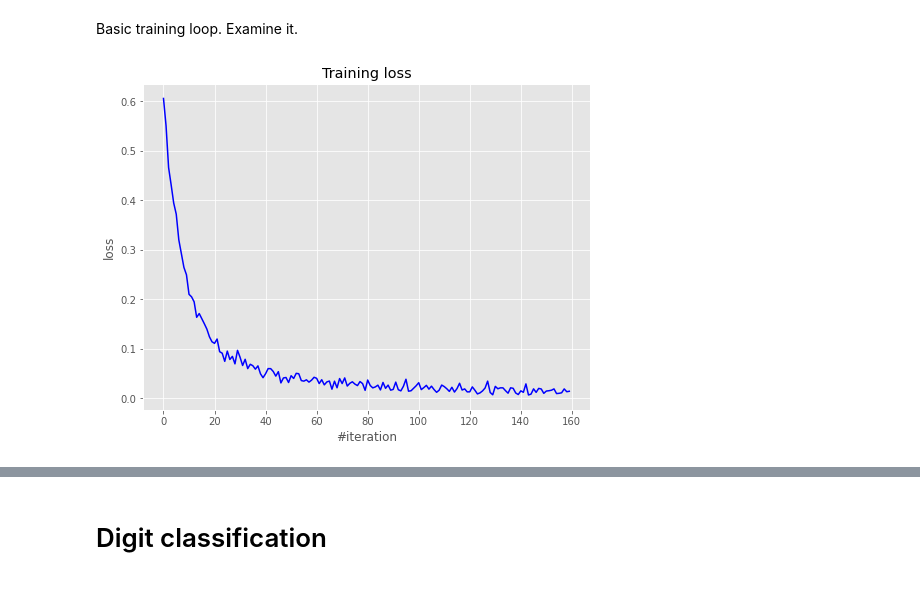
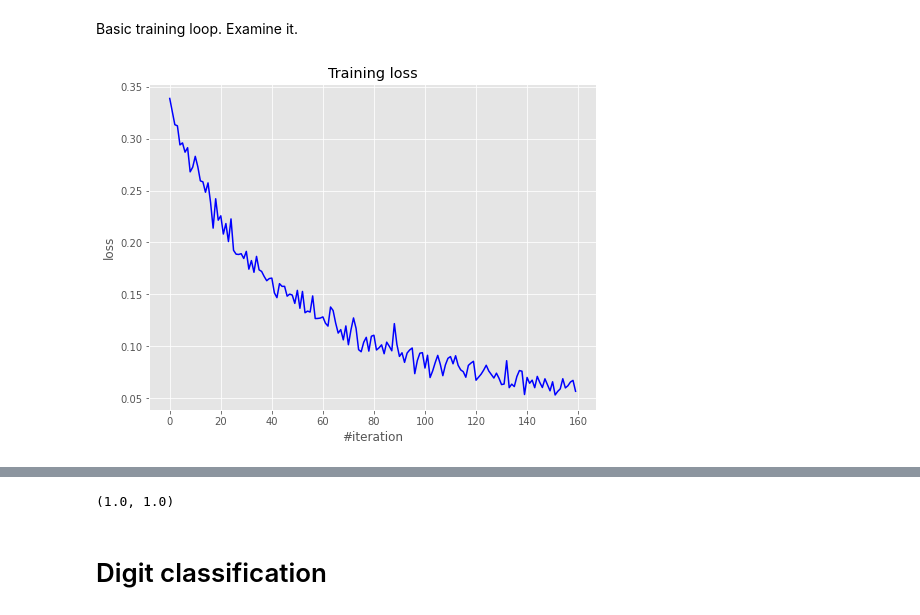
Before and after one commit to gayanechilingar/ACA_DL, a Jupyter notebook: Session0/assignment2_main.ipynb, the cells around one changed output, grey strips where cells are left out. Drawn from its saved outputs; the diff is of its cells as text; code cells hidden in the pictures.

```diff
--- a/Session0/assignment2_main.ipynb
+++ b/Session0/assignment2_main.ipynb
@@ -109,9 +123,15 @@ criterion = ClassNLLCriterion()
 # Test something like that then
 
 net = Sequential()
-net.add(Linear(2, 4))
+net.add(Linear(2, 16))
+# net.add(ReLU())
+# net.add(BatchMeanSubtraction())
+
+# net.add(Linear(16, 32))
+# net.add(ReLU())
+# net.add(Linear(32, 16))
 net.add(ReLU())
-net.add(Linear(4, 2))
+net.add(Linear(16, 2))
 net.add(SoftMax())
 
 print(net)
@@ -122,14 +142,6 @@ Linear 4 -> 2
 SoftMax
 # %% [markdown]
 Start with batch_size = 1000 to make sure every step lowers the loss, then try stochastic version.
-# %%
-# Iptimizer params
-optimizer_config = {'learning_rate' : 1e-1, 'momentum': 0.9}
-optimizer_state = {}
-
-# Looping params
-n_epoch = 20
-batch_size = 128
 # %%
 # batch generator
 def get_batches(X, Y, batch_size):
@@ -150,38 +162,40 @@ def get_batches(X, Y, batch_size):
 # %% [markdown]
 Basic training loop. Examine it.
 # %%
-loss_history = []
+def train(X,Y, net, n_epoch=5, batch_size = 32, optimizer_config = {'learning_rate' :0.01, 'momentum': 0.1}, optimizer_state = {}):
+    loss_history = []
 
-for i in range(n_epoch):
-    for x_batch, y_batch in get_batches(X, Y, batch_size):
-        net.zeroGradParameters()
+    for i in range(n_epoch):
+        for x_batch, y_batch in get_batches(X, Y, batch_size):
+            net.zeroGradParameters()
 
-        # Forward
-        predictions = net.forward(x_batch)
-        loss = criterion.forward(predictions, y_batch)
+            # Forward
+            predictions = net.forward(x_batch)
+            loss = criterion.forward(predictions, y_batch)
 
-        # Backward
-        dp = criterion.backward(predictions, y_batch)
-        net.backward(x_batch, dp)
+            # Backward
+            dp = criterion.backward(predictions, y_batch)
+            net.backward(x_batch, dp)
 
         # Update weights
-        sgd_momentum(net.getParameters(),
+            sgd_momentum(net.getParameters(),
                      net.getGradParameters(),
                      optimizer_config,
                      optimizer_state)
 
-        loss_history.append(loss)
+            loss_history.append(loss)
 
-    # Visualize
-    display.clear_output(wait=True)
-    plt.figure(figsize=(8, 6))
+        # Visualize
+        display.clear_output(wait=True)
+        plt.figure(figsize=(8, 6))
 
-    plt.title('Training loss')
-    plt.xlabel('#iteration')
-    plt.ylabel('loss')
-    plt.plot(loss_history, 'b')
-    plt.show()
+        plt.title('Training loss')
+        plt.xlabel('#iteration')
+        plt.ylabel('loss')
+        plt.plot(loss_history, 'b')
+        plt.show()
 
-    print('Current loss: %f' % loss)
+        print('Current loss: %f' % loss)
+train(X, Y, net)
 # %% [output]
-[figure, old version]
+[figure, new version]
@@ -188,0 +203,11 @@ Current loss: 0.014213
+# %%
+
+from sklearn.metrics import accuracy_score , f1_score
+
+y_pred = net.updateOutput(X_test)
+y_pred = y_pred.argmax(axis=1)
+Y = Y.argmax(axis=1)
+Y_test = Y_test.argmax(axis=1)
+f1_score(Y_test, y_pred), accuracy_score(Y_test, y_pred)
+# %% [output]
+(1.0, 1.0)
```
Also changed, not shown: parts of 41 cells of this notebook.
